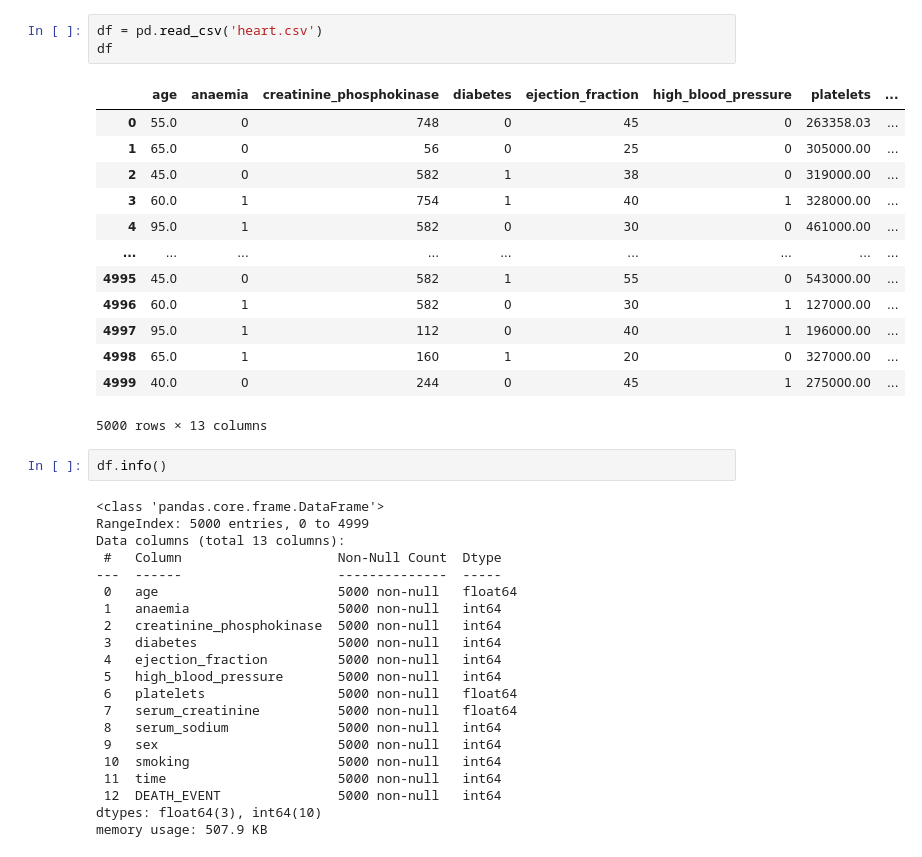
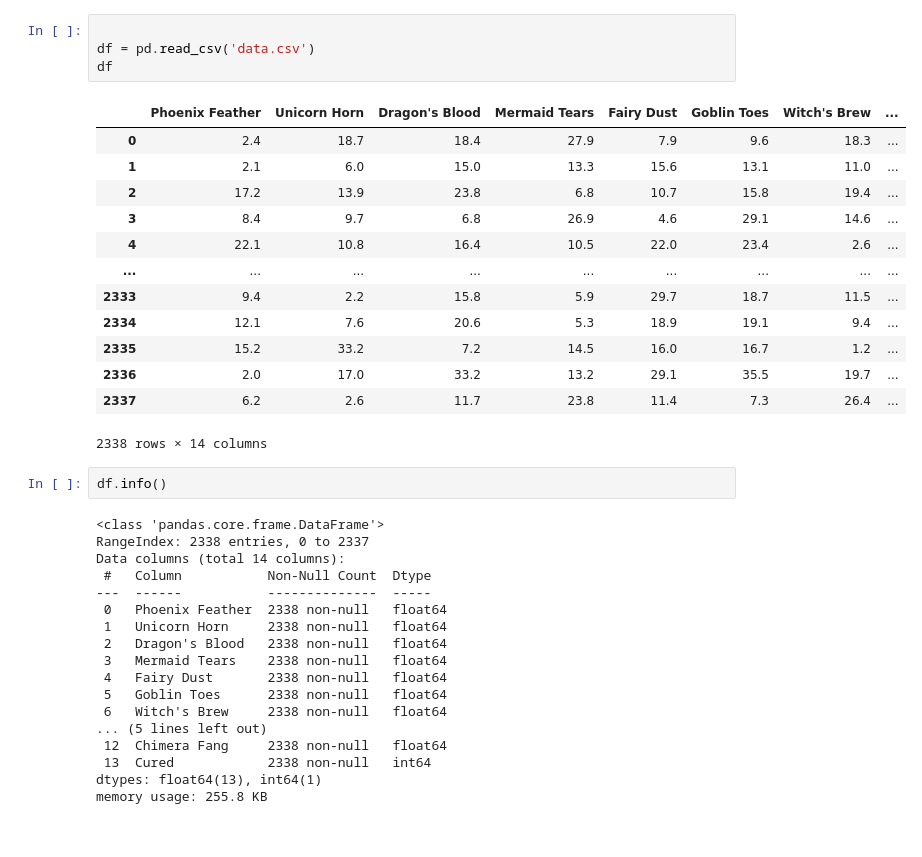
Before and after one commit to KarbivnychyiVolodymyr/machine_learning, a Jupyter notebook: Karbivnichy_2.ipynb, the cells around one changed output. Saved outputs shown, nothing was run; the diff lists cells and outputs as text.

```diff
--- a/Karbivnichy_2.ipynb
+++ b/Karbivnichy_2.ipynb
@@ -27,40 +11,38 @@ Saving heart.csv to heart.csv
 # %%
-df = pd.read_csv('heart.csv')
+
+df = pd.read_csv('data.csv')
 df
 # %% [output]
-|  | age | anaemia | creatinine_phosphokinase | diabetes | ejection_fraction | high_blood_pressure | platelets | ... |
-| 0 | 55.0 | 0 | 748 | 0 | 45 | 0 | 263358.03 | ... |
-| 1 | 65.0 | 0 | 56 | 0 | 25 | 0 | 305000.00 | ... |
-| 2 | 45.0 | 0 | 582 | 1 | 38 | 0 | 319000.00 | ... |
-| 3 | 60.0 | 1 | 754 | 1 | 40 | 1 | 328000.00 | ... |
-| 4 | 95.0 | 1 | 582 | 0 | 30 | 0 | 461000.00 | ... |
+|  | Phoenix Feather | Unicorn Horn | Dragon's Blood | Mermaid Tears | Fairy Dust | Goblin Toes | Witch's Brew | ... |
+| 0 | 2.4 | 18.7 | 18.4 | 27.9 | 7.9 | 9.6 | 18.3 | ... |
+| 1 | 2.1 | 6.0 | 15.0 | 13.3 | 15.6 | 13.1 | 11.0 | ... |
+| 2 | 17.2 | 13.9 | 23.8 | 6.8 | 10.7 | 15.8 | 19.4 | ... |
+| 3 | 8.4 | 9.7 | 6.8 | 26.9 | 4.6 | 29.1 | 14.6 | ... |
+| 4 | 22.1 | 10.8 | 16.4 | 10.5 | 22.0 | 23.4 | 2.6 | ... |
 | ... | ... | ... | ... | ... | ... | ... | ... | ... |
-| 4995 | 45.0 | 0 | 582 | 1 | 55 | 0 | 543000.00 | ... |
-| 4996 | 60.0 | 1 | 582 | 0 | 30 | 1 | 127000.00 | ... |
-| 4997 | 95.0 | 1 | 112 | 0 | 40 | 1 | 196000.00 | ... |
-| 4998 | 65.0 | 1 | 160 | 1 | 20 | 0 | 327000.00 | ... |
-| 4999 | 40.0 | 0 | 244 | 0 | 45 | 1 | 275000.00 | ... |
+| 2333 | 9.4 | 2.2 | 15.8 | 5.9 | 29.7 | 18.7 | 11.5 | ... |
+| 2334 | 12.1 | 7.6 | 20.6 | 5.3 | 18.9 | 19.1 | 9.4 | ... |
+| 2335 | 15.2 | 33.2 | 7.2 | 14.5 | 16.0 | 16.7 | 1.2 | ... |
+| 2336 | 2.0 | 17.0 | 33.2 | 13.2 | 29.1 | 35.5 | 19.7 | ... |
+| 2337 | 6.2 | 2.6 | 11.7 | 23.8 | 11.4 | 7.3 | 26.4 | ... |
-5000 rows × 13 columns
+2338 rows × 14 columns
 # %%
 df.info()
 # %% [output]
 <class 'pandas.core.frame.DataFrame'>
-RangeIndex: 5000 entries, 0 to 4999
-Data columns (total 13 columns):
- #   Column                    Non-Null Count  Dtype
----  ------                    --------------  -----
- 0   age                       5000 non-null   float64
- 1   anaemia                   5000 non-null   int64
- 2   creatinine_phosphokinase  5000 non-null   int64
- 3   diabetes                  5000 non-null   int64
- 4   ejection_fraction         5000 non-null   int64
- 5   high_blood_pressure       5000 non-null   int64
- 6   platelets                 5000 non-null   float64
- 7   serum_creatinine          5000 non-null   float64
- 8   serum_sodium              5000 non-null   int64
- 9   sex                       5000 non-null   int64
- 10  smoking                   5000 non-null   int64
- 11  time                      5000 non-null   int64
- 12  DEATH_EVENT               5000 non-null   int64
-dtypes: float64(3), int64(10)
-memory usage: 507.9 KB
+RangeIndex: 2338 entries, 0 to 2337
+Data columns (total 14 columns):
+ #   Column           Non-Null Count  Dtype
+---  ------           --------------  -----
+ 0   Phoenix Feather  2338 non-null   float64
+ 1   Unicorn Horn     2338 non-null   float64
+ 2   Dragon's Blood   2338 non-null   float64
+ 3   Mermaid Tears    2338 non-null   float64
+ 4   Fairy Dust       2338 non-null   float64
+ 5   Goblin Toes      2338 non-null   float64
+ 6   Witch's Brew     2338 non-null   float64
+... (5 lines left out)
+ 12  Chimera Fang     2338 non-null   float64
+ 13  Cured            2338 non-null   int64
+dtypes: float64(13), int64(1)
+memory usage: 255.8 KB
```
Also changed, not shown: parts of 55 cells of this notebook.
